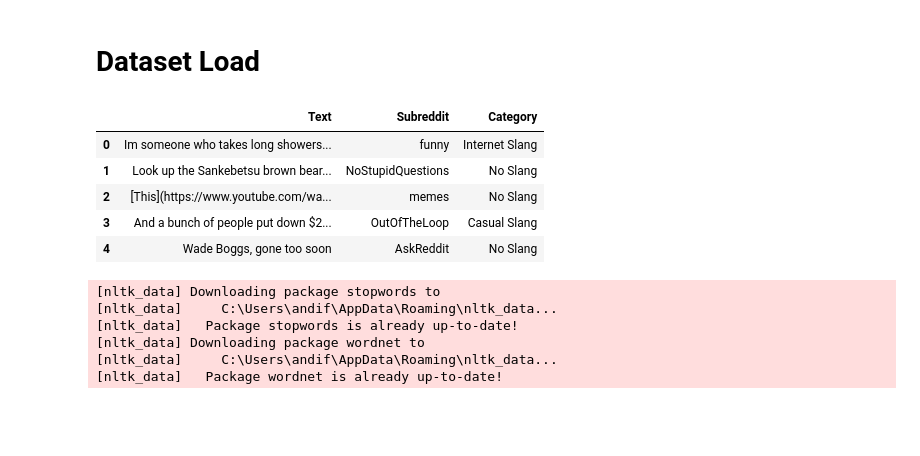
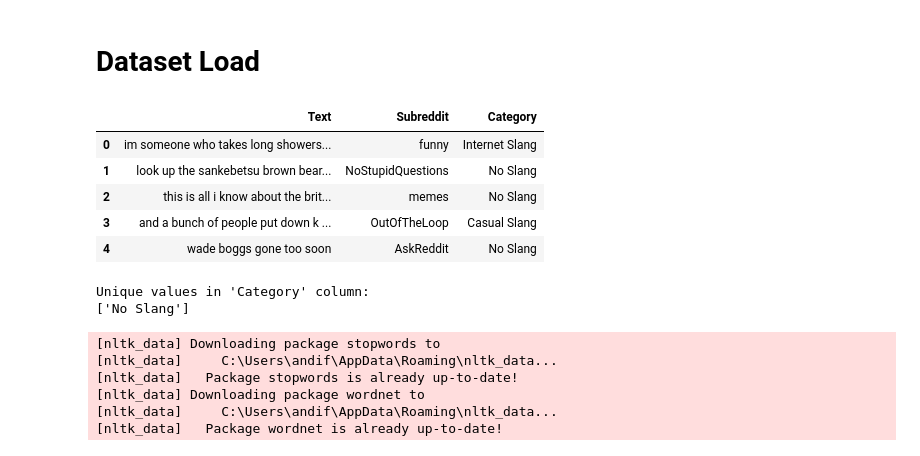
Before and after one commit to andifathir/Natural-Languange_Processing, a Jupyter notebook: Reddit Slang Classification/classify.ipynb, the cells around one changed output. Saved outputs shown, nothing was run; the diff lists cells and outputs as text; code cells hidden in the pictures; blank space fills up the shorter version.

```diff
--- a/Reddit Slang Classification/classify.ipynb
+++ b/Reddit Slang Classification/classify.ipynb
@@ -177,21 +201,21 @@ from nltk.stem import PorterStemmer, WordNetLemmatizer
 from sklearn.feature_extraction.text import CountVectorizer, TfidfVectorizer
 # %%
 # Load the dataset
-file_path = 'ready_for_labelling - ready_for_labelling630.csv'
+file_path = 're.csv'
 df = pd.read_csv(file_path)
 
 text_column = 'Text'  # Replace with the actual column name containing text
 label_column = 'predictions'  # Replace with the actual label column name
 
 # Show the first few rows of the dataset
 df.head()
 # %% [output]
 |  | Text | Subreddit | Category |
-| 0 | Im someone who takes long showers... | funny | Internet Slang |
-| 1 | Look up the Sankebetsu brown bear... | NoStupidQuestions | No Slang |
-| 2 | [This](https://www.youtube.com/wa... | memes | No Slang |
-| 3 | And a bunch of people put down $2... | OutOfTheLoop | Casual Slang |
-| 4 | Wade Boggs, gone too soon | AskReddit | No Slang |
+| 0 | im someone who takes long showers... | funny | Internet Slang |
+| 1 | look up the sankebetsu brown bear... | NoStupidQuestions | No Slang |
+| 2 | this is all i know about the brit... | memes | No Slang |
+| 3 | and a bunch of people put down k ... | OutOfTheLoop | Casual Slang |
+| 4 | wade boggs gone too soon | AskReddit | No Slang |
 # %%
 # Get the unique values of 'B' column
 unique_values = df['Category'].unique()
@@ -199,6 +223,9 @@ unique_values = df['Category'].unique()
 # Print the unique values
 print("\nUnique values in 'Category' column:")
 print(unique_values)
+# %% [output]
+Unique values in 'Category' column:
+['No Slang']
 # %%
 # Initialize the stemmer and lemmatizer
 stemmer = PorterStemmer()
```
Also changed, not shown: parts of 12 cells of this notebook, 3 other files.
